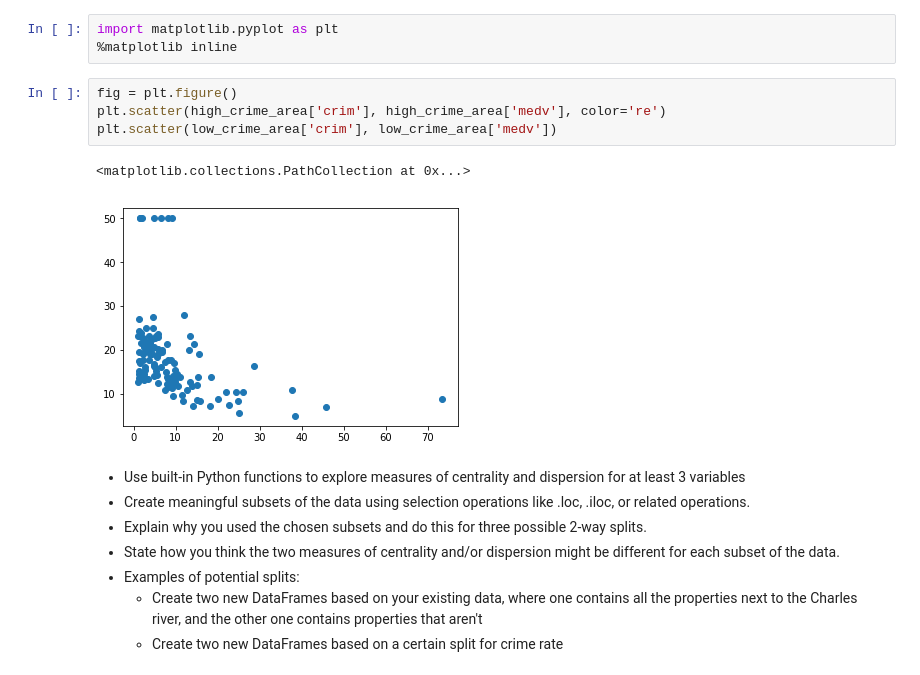
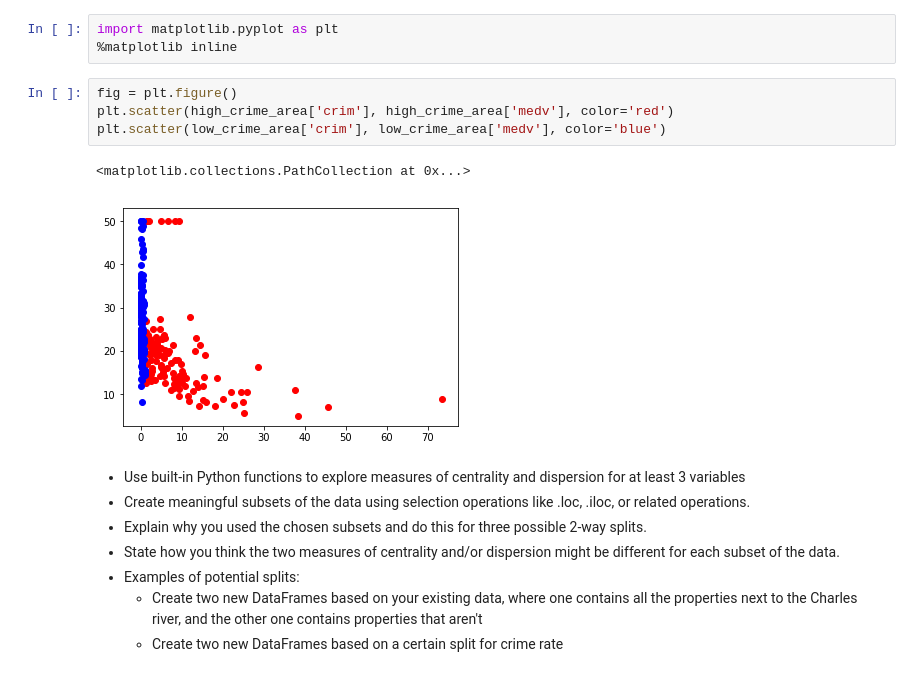
Before and after one commit to kathrinv/dsc-project-eda-with-pandas-nyc-ds-082619, a Jupyter notebook: index.ipynb, the cells around one changed output. Drawn from its saved outputs; the diff is of its cells as text.

```diff
--- a/index.ipynb
+++ b/index.ipynb
@@ -137,11 +137,11 @@ import matplotlib.pyplot as plt
 %matplotlib inline
 # %%
 fig = plt.figure()
-plt.scatter(high_crime_area['crim'], high_crime_area['medv'], color='re')
-plt.scatter(low_crime_area['crim'], low_crime_area['medv'])
+plt.scatter(high_crime_area['crim'], high_crime_area['medv'], color='red')
+plt.scatter(low_crime_area['crim'], low_crime_area['medv'], color='blue')
 # %% [output]
 <matplotlib.collections.PathCollection at 0x...>
-[figure, old version]
+[figure, new version]
 # %% [markdown]
 - Use built-in Python functions to explore measures of centrality and dispersion for at least 3 variables
 - Create meaningful subsets of the data using selection operations like .loc, .iloc, or related operations.
```
